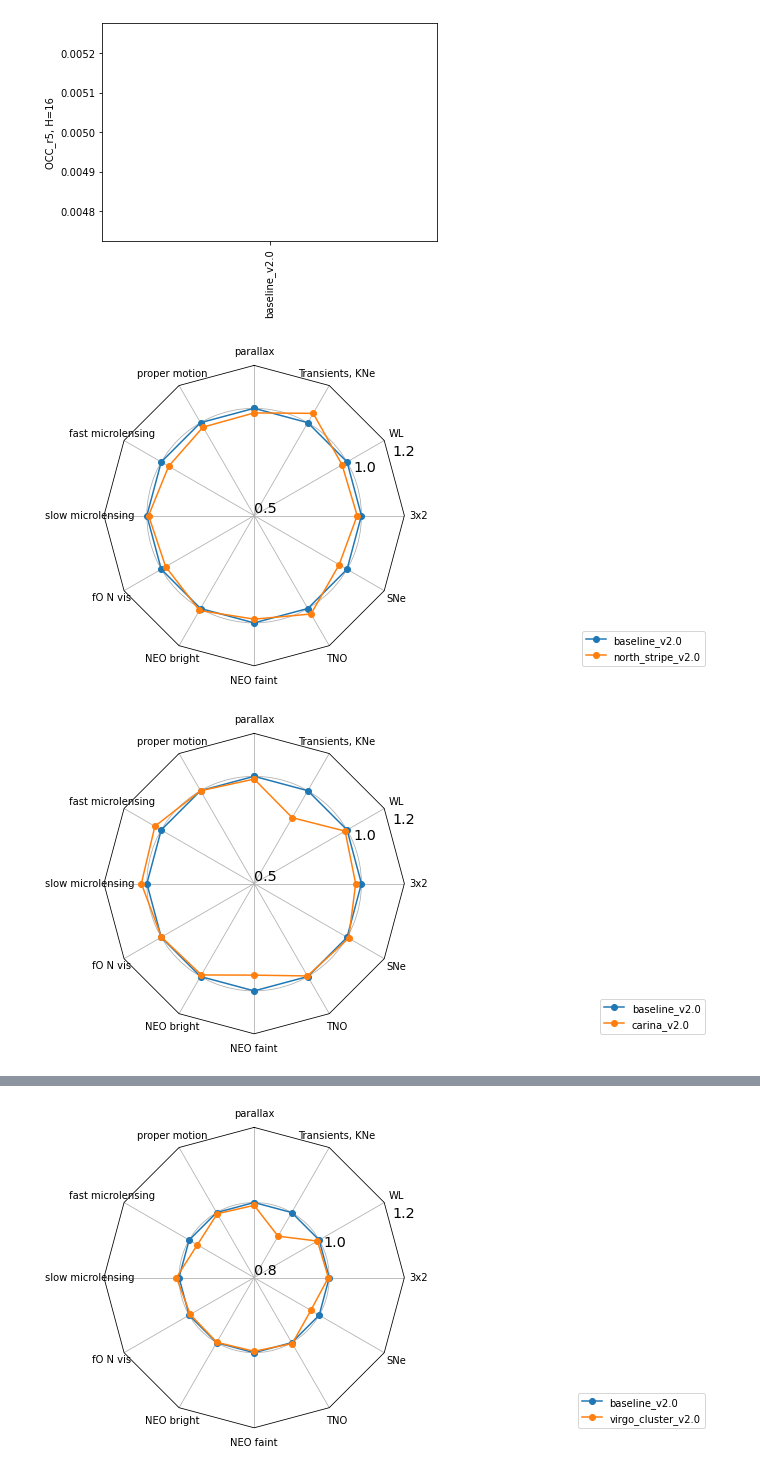
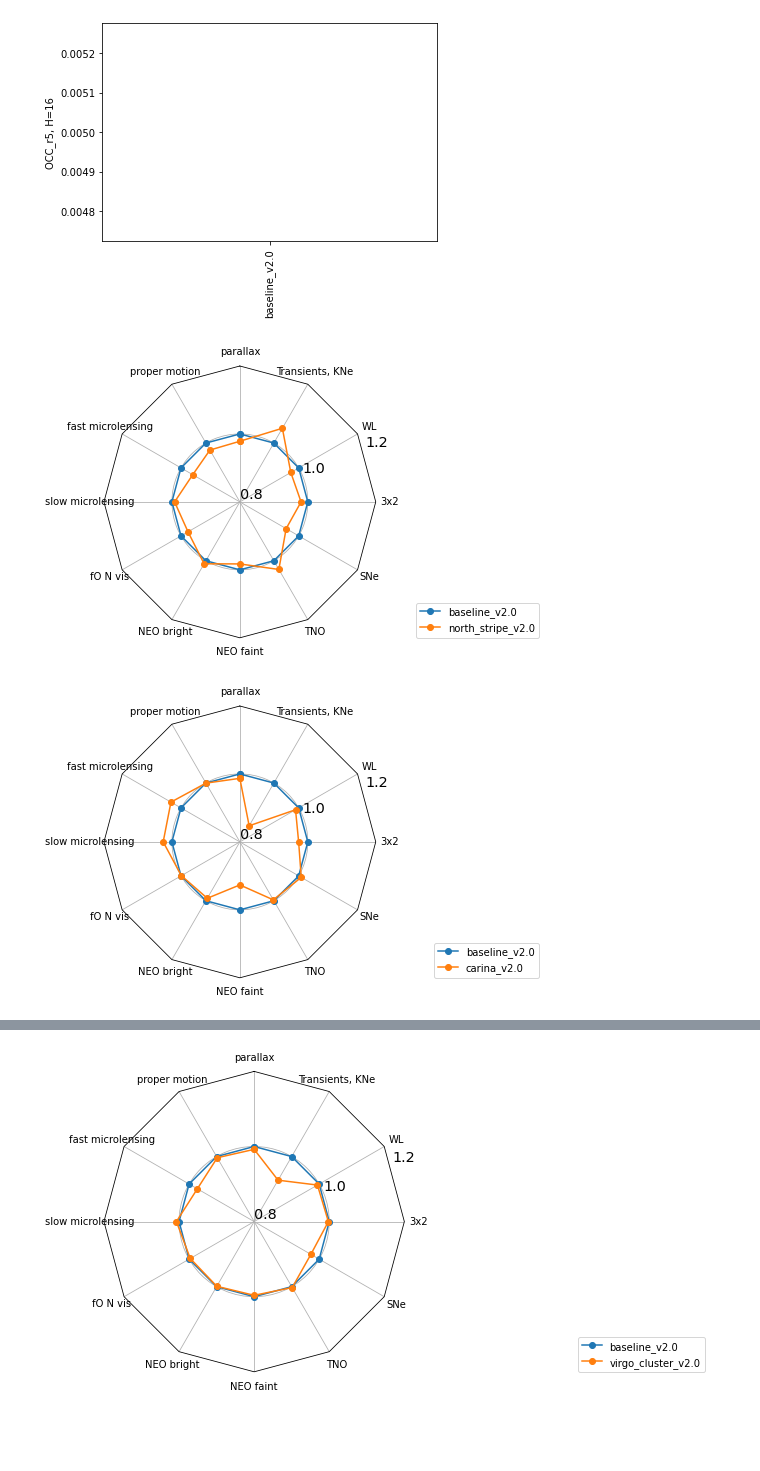
Before and after one commit to lsst-sims/smtn-017, a Jupyter notebook: plots/v20.ipynb, the cells around one changed output, grey strips where cells are left out. Saved outputs shown, nothing was run; the diff lists cells and outputs as text; code cells hidden in the pictures; blank space fills up the shorter version.

Commit message:
even more plots

```diff
--- a/plots/v20.ipynb
+++ b/plots/v20.ipynb
@@ -570,19 +577,19 @@ Text(0, 0.5, 'OCC_r5, H=16')
 # %%
 runs = ['baseline_v2.0'] + [run for run in df.index if 'north' in run]
 ndata = norm_df(data, runs, cols=data.columns.values.tolist(),
                 invert_cols=invert_cols, norm_run='baseline_v2.0')
-fig, ax = radar(ndata, legend=True, rgrids=[0.5, 1.0, 1.2], bbox_to_anchor=(2, 0))
-fig.tight_layout()
+fig, ax = radar(ndata, legend=True, rgrids=[0.8, 1.0, 1.2], bbox_to_anchor=(1.6, 0))
+fig.savefig('north_stripe.pdf', bbox_inches="tight")
 # %% [output]
-[figure, old version]
+[figure, new version]
 # %%
 runs = ['baseline_v2.0'] + [run for run in df.index if 'carina' in run]
 ndata = norm_df(data, runs, cols=data.columns.values.tolist(),
                 invert_cols=invert_cols, norm_run='baseline_v2.0')
-fig, ax = radar(ndata, legend=True, rgrids=[0.5, 1.0, 1.2], bbox_to_anchor=(2, 0))
-fig.tight_layout()
+fig, ax = radar(ndata, legend=True, rgrids=[0.8, 1.0, 1.2], bbox_to_anchor=(1.6, 0))
+fig.savefig('carina.pdf', bbox_inches="tight")
 # %% [output]
-[figure, old version]
+[figure, new version]
 # %%
 runs = ['baseline_v2.0'] + [run for run in df.index if 'local' in run]
 ndata = norm_df(data, runs, cols=data.columns.values.tolist(),
```
Also changed, not shown: parts of 11 cells of this notebook, 16 other files.
